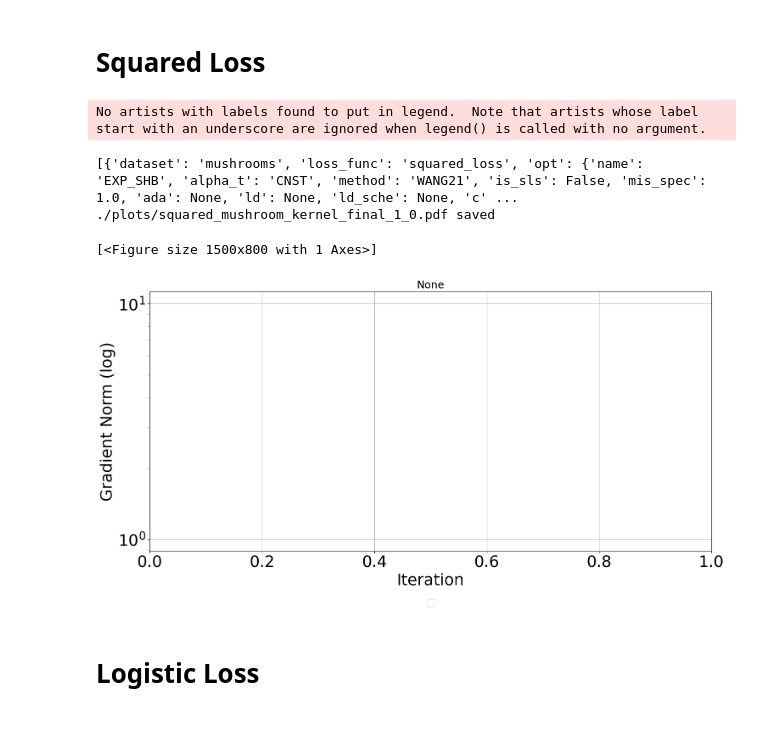
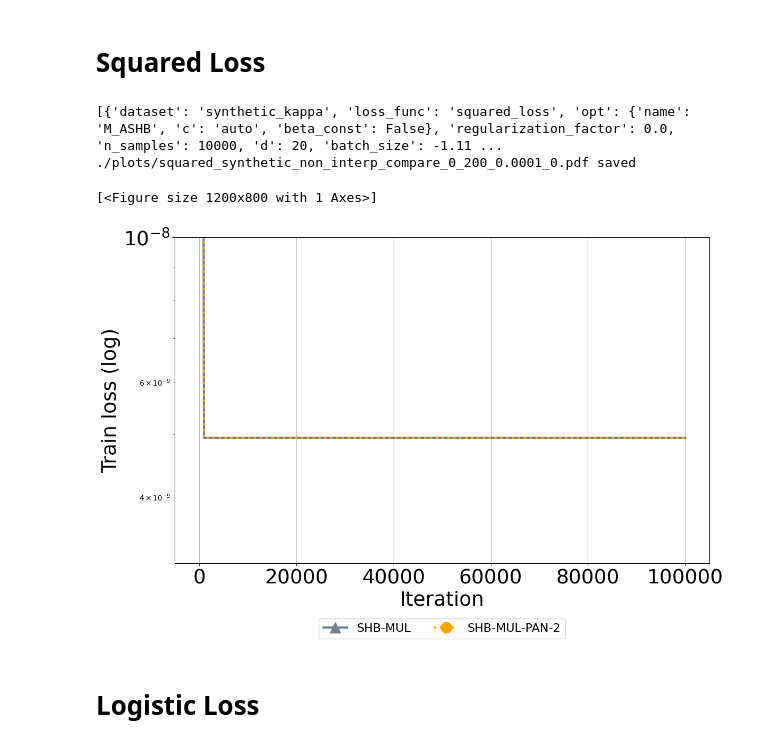
Before and after one commit to anh-dang/expsls, a Jupyter notebook: results.ipynb, the cells around one changed output. Drawn from its saved outputs; the diff is of its cells as text; code cells hidden in the pictures.

Commit message:
Add multi-stage comparison

```diff
--- a/results.ipynb
+++ b/results.ipynb
@@ -196,6 +282,15 @@ savedir_synthetic_check_alpha_beta_5 = base + 'output_synthetic_check_alpha_beta
 
 savedir_mushroom_kernel_final = base + 'output_mushroom_kernel_final'
 savedir_mushroom_kernel_final_1 = base + 'output_mushroom_kernel_final_1'
+savedir_mushroom_kernel_batch = base + 'output_mushroom_kernel_batch'
+savedir_rcv1_kernel_batch = base + 'output_rcv1_kernel_batch'
+
+savedir_synthetic_non_interp_0 = base + 'output_synthetic_non_interp_0'
+savedir_synthetic_non_interp_1 = base + 'output_synthetic_non_interp_1'
+savedir_synthetic_non_interp_2 = base + 'output_synthetic_non_interp_2'
+
+savedir_synthetic_non_interp_test_1 = base + 'output_synthetic_non_interp_test_1'
+savedir_synthetic_non_interp_compare_0 = base + 'output_synthetic_non_interp_compare_0'
 
 exp_config_fname = './exp_configs.py'
 
@@ -278,7 +373,7 @@ styles['EXP_SHB_EXP'] = {'label':'SHB-EXP',  'color':'blue','marker':marker ,
 
 
 markersize = 15
-markevery = 200
+markevery = 1000
 linewidth = 3
 shb = 'solid'
 sgd = 'dotted'
@@ -311,6 +406,10 @@ styles['SHB_CNST'] = {'label':'SHB',  'color':'blue',
                      'markevery':markevery }
 styles['SHB_MUL'] = {'label':'Multi-SHB',  'color':'green',
                          'marker':'*', 'markersize':markersize,
+                           'linewidth': linewidth, 'linestyle':shb,
+                     'markevery':markevery }
+styles['SHB_MUL_PAN'] = {'label':'Multi-SHB-Pan-et-al',  'color':'gold',
+                         'marker':'h', 'markersize':markersize,
                            'linewidth': linewidth, 'linestyle':shb,
                      'markevery':markevery }
 styles['SHB_EXP'] = {'label':'SHB-EXP',  'color':'darkcyan',
@@ -396,11 +495,11 @@ styles['SHB_CNST_0.3'] = {'label':'SHB-0.3',  'color':'green',
                          'marker':'x', 'markersize':markersize,
                            'linewidth': linewidth, 'linestyle':shb,
                      'markevery':markevery }
-styles['SHB_CNST_0.2'] = {'label':'SHB-0.2',  'color':'cyan',
+styles['SHB_CNST_0.25'] = {'label':'SHB-0.25',  'color':'cyan',
                          'marker':'>', 'markersize':markersize,
                            'linewidth': linewidth, 'linestyle':shb,
                      'markevery':markevery }
-styles['SHB_CNST_0.1'] = {'label':'SHB-0.1',  'color':'pink',
+styles['SHB_CNST_0.12'] = {'label':'SHB-0.125',  'color':'pink',
                          'marker':'h', 'markersize':markersize,
                            'linewidth': linewidth, 'linestyle':shb,
                      'markevery':markevery }
@@ -719,52 +904,52 @@ print(hr.filter_exp_list(loss_exp_dict["squared_loss"], filterby_list=combined_f
 show_legend_all=None
 rm = hr.ResultManager(
                     exp_list= loss_exp_dict["squared_loss"],
-                    savedir_base=savedir_mushroom_kernel_final_1,
+                    savedir_base=savedir_synthetic_non_interp_compare_0,
                     filterby_list=combined_filter_dict["squared_loss"],
                     verbose= 0
                      )
 rm.get_plot_all(
     avg_across='runs',
     plot_median=True,
     order='metrics_by_groups',
     show_legend_all=show_legend_all,
     legend_last_row_only=True,
-    y_metric_list =  ['grad_norm'],
+    y_metric_list =  ['train_loss'],
     x_metric='itr',
     legend_list=['opt.name'],
-    title_list = ['n_samples'],
-    groupby_list = ['dataset', 'model', 'n_samples'],
-    log_metric_list = ["grad_norm", 'alpha_k'],
+    title_list = [],
+    groupby_list = ['dataset', 'model', 'n_samples', 'variance', 'kappa'],
+    log_metric_list = ["grad_norm", 'alpha_k', 'train_loss'],
     legend_fontsize=16,
     x_fontsize=27,
     y_fontsize=27,
     xtick_fontsize=27,
     ytick_fontsize=27,
     title_fontsize=18,
-    result_step=1,
-#     ylim_list=[[(10**(-13), 10**(5))],[(10**(-13), 10**(5))],[(10**(-13), 10**(5))]],# (10**(-3), 24), (10**(-3.1), 10**(-.8))]],(10**(0), 1e6)(-0.1, 1.1)(10**(-15), 10**(-4))
+    result_step=500,
+    ylim_list=[[(10**(-8.5), 10**(-8))]],
+    #[(10**(-13), 10**(5))],[(10**(-13), 10**(5))]],# (10**(-3), 24), (10**(-3.1), 10**(-.8))]],(10**(0), 1e6)(-0.1, 1.1)(10**(-15), 10**(-4))
 
     map_ylabel_list=[{'train_loss':'Train loss'},
                      {'val_acc':'Validation accuracy'},
                      {'grad_norm': 'Gradient Norm'},
                      {'alpha_k': 'alpha_k'},
                      {'beta_k': 'beta_k'},
                      {'lambda_k': 'lambda_k'},
                      {'n_grad_evals': 'Number of stochastic gradient evaluations'}],
     map_xlabel_list=[{'itr': 'Iteration'}],
-                figsize=(15,8),
-    plot_confidence=True,
+                figsize=(12,8),
+    plot_confidence=False,
      legend_kwargs={'bbox_to_anchor':[0.5, -0.2],
                            'borderaxespad':0.,
-                           'ncol':5,'loc':'center'},
-    savedir_plots=f'./plots/squared_mushroom_kernel_final_1'
+                           'ncol':4,'loc':'center'},
+    savedir_plots=f'./plots/squared_synthetic_non_interp_compare_0_{kappa}_{variance}'
             )
 # %% [output]
-No artists with labels found to put in legend.  Note that artists whose label start with an underscore are ignored when legend() is called with no argument.
+[{'dataset': 'synthetic_kappa', 'loss_func': 'squared_loss', 'opt': {'name': 'M_ASHB', 'c': 'auto', 'beta_const': False}, 'regularization_factor': 0.0, 'n_samples': 10000, 'd': 20, 'batch_size': -1.11 ...
+./plots/squared_synthetic_non_interp_compare_0_200_0.0001_0.pdf saved
-[{'dataset': 'mushrooms', 'loss_func': 'squared_loss', 'opt': {'name': 'EXP_SHB', 'alpha_t': 'CNST', 'method': 'WANG21', 'is_sls': False, 'mis_spec': 1.0, 'ada': None, 'ld': None, 'ld_sche': None, 'c' ...
-./plots/squared_mushroom_kernel_final_1_0.pdf saved
+[<Figure size 1200x800 with 1 Axes>]
-[<Figure size 1500x800 with 1 Axes>]
-[figure, old version]
+[figure, new version]
 # %% [markdown]
 # Logistic Loss
 # %%
```
Also changed, not shown: parts of 5 cells of this notebook, 11 other files.
